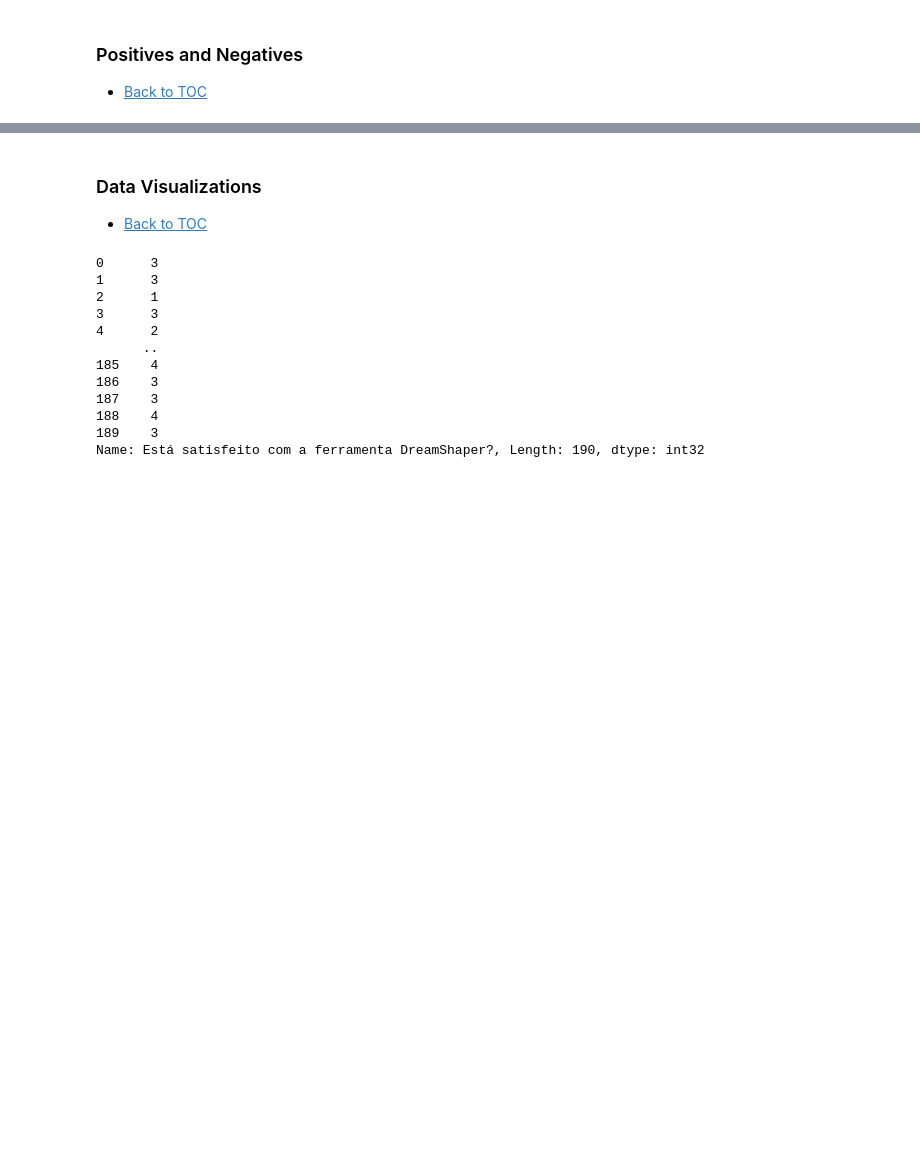
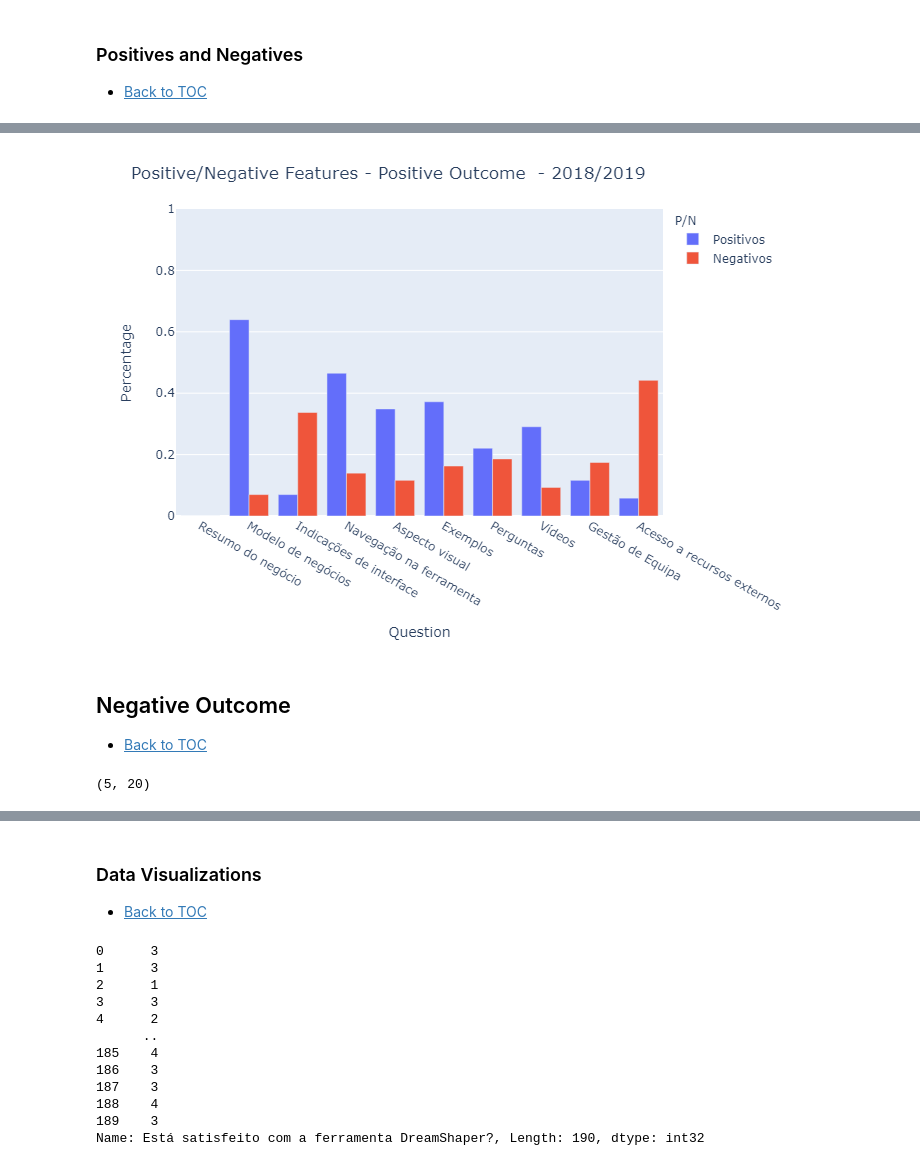
Before and after one commit to DSWorkPortugal/MscThesisFernando, a Jupyter notebook: 7-Ano20182019.ipynb, the cells around one changed output, grey strips where cells are left out. Saved outputs shown, nothing was run; the diff lists cells and outputs as text; code cells hidden in the pictures; blank space fills up the shorter version.

```diff
--- a/7-Ano20182019.ipynb
+++ b/7-Ano20182019.ipynb
@@ -271,0 +311,21 @@ NameError: name 'Ano20172018' is not defined
+# %%
+from IPython.display import Image
+Image(filename='Outputs/ImageOutputsYear/figurePosNegLiked20182019.png')
+# %% [output]
+[figure, added]
+# %% [markdown]
+## Negative Outcome
+* [Back to TOC](#backtoc)
+# %%
+Ano20182019NO = Ano20182019.copy()
+#subset for positive outcome and negative learning
+Ano20182019NO = Ano20182019NO[Ano20182019NO['Está satisfeito com a ferramenta DreamShaper?'] == '1']
+
+del Ano20182019NO['Está satisfeito com a ferramenta DreamShaper?']
+del Ano20182019NO['Quanto aprendeu com a DreamShaper?']
+del Ano20182019NO['Quanto aprendeu com a DreamShaper?Encod']
+
+
+Ano20182019NO.shape
+# %% [output]
+(5, 20)
```
Also changed, not shown: parts of 26 cells of this notebook, 11 other files.
